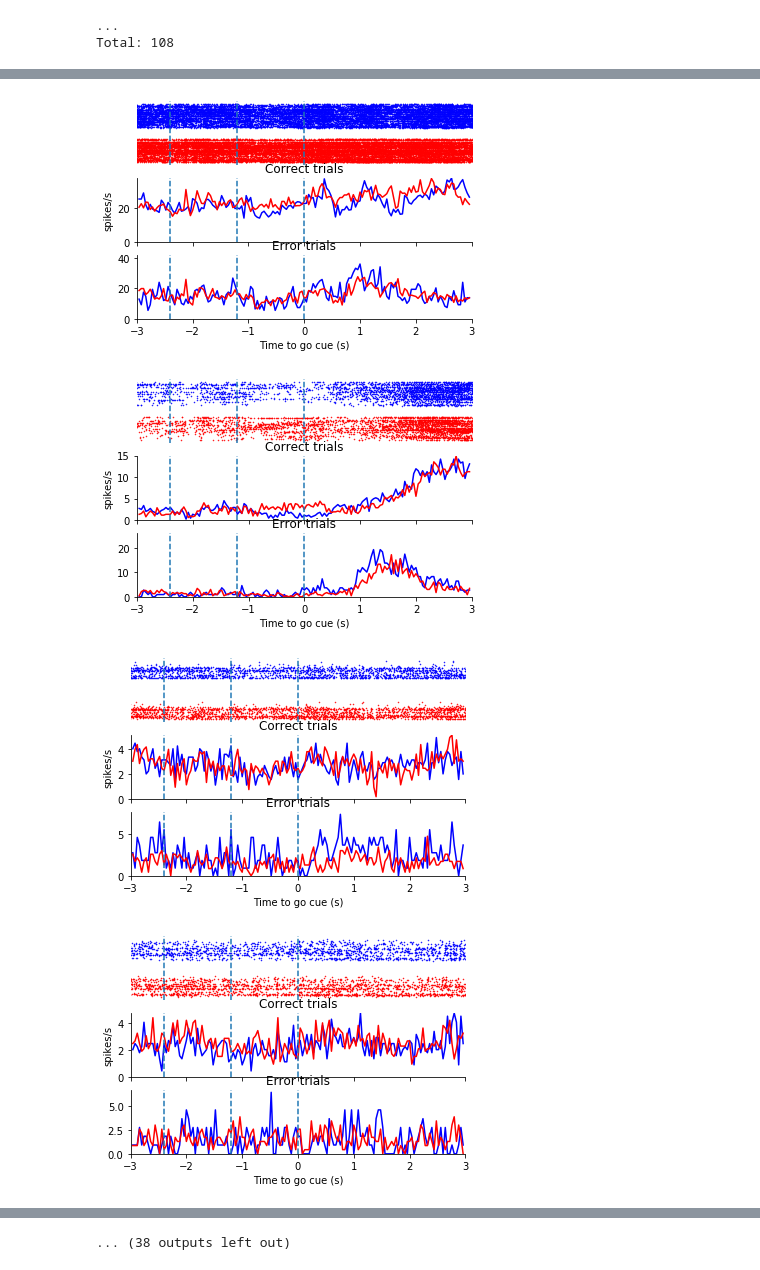
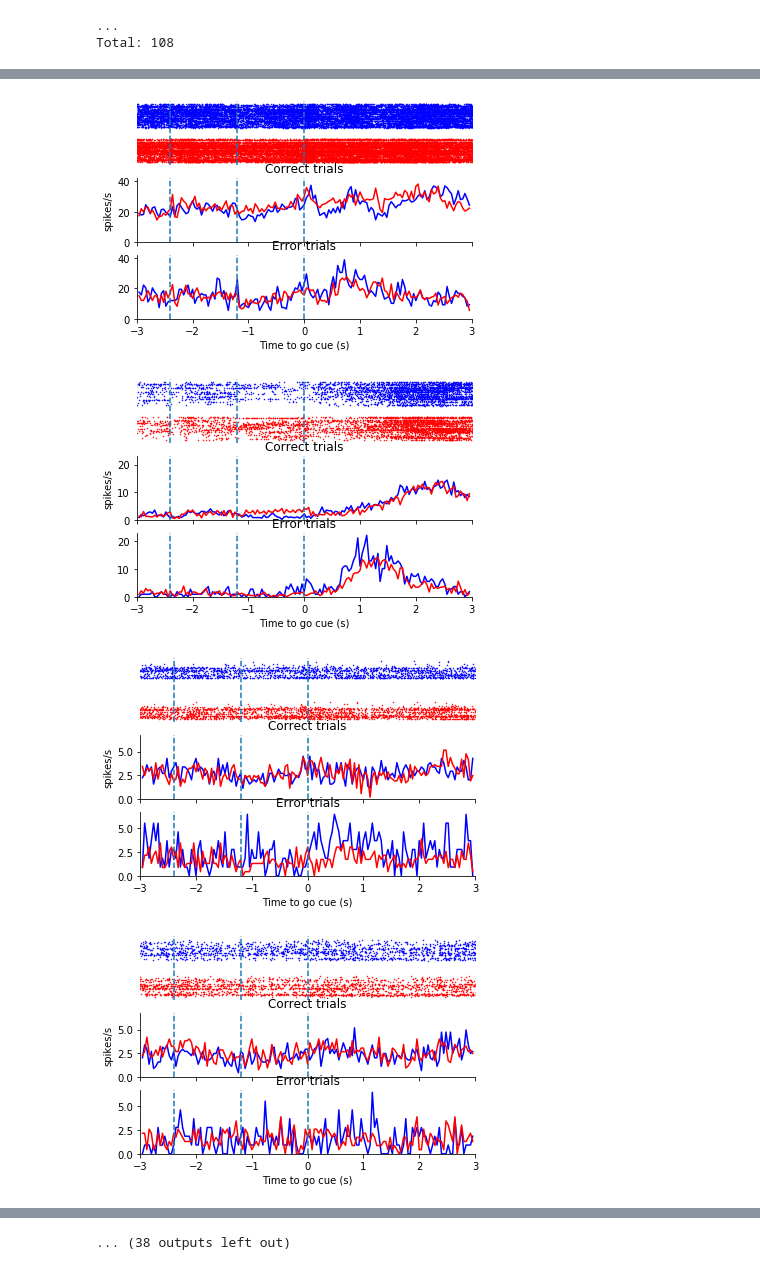
Before and after one commit to mesoscale-activity-map/map-ephys, a Jupyter notebook: notebook/new_psth.ipynb, the cells around one changed output, grey strips where cells are left out. Saved outputs shown, nothing was run; the diff lists cells and outputs as text; code cells hidden in the pictures.

Commit message:
notebook/new_psth.ipynb: fix ymax to max of 4 sets, add go-cue offset adjustment (to be fixed in ingest)

```diff
--- a/notebook/new_psth.ipynb
+++ b/notebook/new_psth.ipynb
@@ -57,18 +57,29 @@ Total: 108
 max_trial_off = 500
 binSize=0.04
 
-plt_xmin = -3
-plt_xmax = 3
-plt_ymin = 0
-plt_ymax = None  # dynamic per unit
+plt_xmin=-3
+plt_xmax=3
+plt_ymin=0
+plt_ymax=None  # dynamic per unit
+
+x_skew_fix= -0.2675  # FIXME: go-cue offset: to be fixed
 
 # loop over unit keys (fetch of key required for loop)
 for x in goodUnits.fetch('KEY')[0:50]:
+
+    # fetch spikes/trials
     contraH_spikes, contraH_trials = (ephys.TrialSpikes() & x & contraH).fetch('spike_times', 'trial')
     ipsiH_spikes, ipsiH_trials = (ephys.TrialSpikes() & x & ipsiH).fetch('spike_times', 'trial')
     contraE_spikes, contraE_trials = (ephys.TrialSpikes() & x & contraE).fetch('spike_times', 'trial')
     ipsiE_spikes, ipsiE_trials = (ephys.TrialSpikes() & x & ipsiE).fetch('spike_times', 'trial')
 
+    if x_skew_fix:
+        contraH_spikes += x_skew_fix
+        ipsiH_spikes += x_skew_fix
+        contraE_spikes += x_skew_fix
+        ipsiE_spikes += x_skew_fix
+
+    # adjust dimensions for plotting ([trial spikes, ...] v [trialno[len(trial spikes)], ...])
     flat_contraH_spikes = np.concatenate(contraH_spikes)
     flat_contraH_trials = np.concatenate([[trial] * len(spikes) for spikes, trial in zip(contraH_spikes, contraH_trials)])
 
@@ -81,12 +92,25 @@ for x in goodUnits.fetch('KEY')[0:50]:
     flat_ipsiE_spikes = np.concatenate(ipsiE_spikes)
     flat_ipsiE_trials = np.concatenate([[trial] * len(spikes) for spikes, trial in zip(ipsiE_spikes, ipsiE_trials)])
 
-    # Raster Plots
+    # compute psth for each group
+    psth_contraH=list(np.histogram(flat_contraH_spikes, bins=np.arange(plt_xmin, plt_xmax, binSize)))
+    psth_contraH[0]=psth_contraH[0]/len(contraH)/binSize
+
+    psth_ipsiH=list(np.histogram(flat_ipsiH_spikes, bins=np.arange(plt_xmin, plt_xmax, binSize)))
+    psth_ipsiH[0]=psth_ipsiH[0]/len(ipsiH)/binSize
+
+    psth_contraE=list(np.histogram(flat_contraE_spikes, bins=np.arange(plt_xmin, plt_xmax, binSize)))
+    psth_contraE[0]=psth_contraE[0]/len(contraE)/binSize
+
+    psth_ipsiE=list(np.histogram(flat_ipsiE_spikes, bins=np.arange(plt_xmin, plt_xmax, binSize)))
+    psth_ipsiE[0]=psth_ipsiE[0]/len(ipsiE)/binSize
+
+    plt_ymax = np.max([psth_contraH[0], psth_ipsiH[0], psth_contraE[0], psth_ipsiE[0]])
+
+    # Raster Plots (plt.plot(spike_times_for_unit, trial_number_for_spike))
     plt.figure()
     ax=plt.subplot(311)
-    # Plotting plt.plot(spike_times_for_unit, trial_number_for_spike)
     plt.plot(flat_contraH_spikes, flat_contraH_trials + max_trial_off, 'b.', markersize=1)
-
     plt.plot(flat_ipsiH_spikes, flat_ipsiH_trials, 'r.', markersize=1)
     ax.set_axis_off()
     ax.set_xlim([plt_xmin, plt_xmax])
@@ -94,19 +118,11 @@ for x in goodUnits.fetch('KEY')[0:50]:
     ax.axvline(-1.2,0,1, ls='--')
     ax.axvline(-2.4,0,1, ls='--')
 
-    # Histograms
-    # TODO: plt_ymax should be based on all 4
-
+    # Histogram Plots
     ax = plt.subplot(312)
-    psth_contraH=list(np.histogram(flat_contraH_spikes, bins=np.arange(-3,3, binSize)))
-    psth_contraH[0]=psth_contraH[0]/len(contraH)/binSize
     plt.plot(psth_contraH[1][1:], psth_contraH[0], 'b')
-
-    psth_ipsiH=list(np.histogram(flat_ipsiH_spikes, bins=np.arange(-3,3, binSize)))
-    psth_ipsiH[0]=psth_ipsiH[0]/len(ipsiH)/binSize
     plt.plot(psth_ipsiH[1][1:], psth_ipsiH[0], 'r')
 
-    plt_ymax = np.max([psth_contraH[0], psth_ipsiH[0]])
     plt.ylabel('spikes/s')
     ax.spines["top"].set_visible(False)
     ax.spines["right"].set_visible(False)
@@ -119,15 +135,9 @@ for x in goodUnits.fetch('KEY')[0:50]:
     plt.title('Correct trials')
 
     ax = plt.subplot(313)
-    psth_contraE=list(np.histogram(flat_contraE_spikes, bins=np.arange(-3,3, binSize)))
-    psth_contraE[0]=psth_contraE[0]/len(contraE)/binSize
     plt.plot(psth_contraE[1][1:], psth_contraE[0]/len(contraE)/binSize, 'b')
-
-    psth_ipsiE=list(np.histogram(flat_ipsiE_spikes, bins=np.arange(-3,3, binSize)))
-    psth_ipsiE[0]=psth_ipsiE[0]/len(ipsiE)/binSize
     plt.plot(psth_ipsiE[1][1:], psth_ipsiE[0]/len(ipsiE)/binSize, 'r')
 
-    plt_ymax = np.max([psth_contraE[0], psth_ipsiE[0]])
     ax.spines["top"].set_visible(False)
     ax.spines["right"].set_visible(False)
     ax.set_xlim([plt_xmin, plt_xmax])
@@ -149,4 +159,4 @@ for x in goodUnits.fetch('KEY')[0:50]:
-[figure, old version]
+[figure, new version]
-[figure, old version]
+[figure, new version]
-[figure, old version]
+[figure, new version]
-[figure, old version]
+[figure, new version]
```
Also changed, not shown: parts of 1 cell of this notebook.
